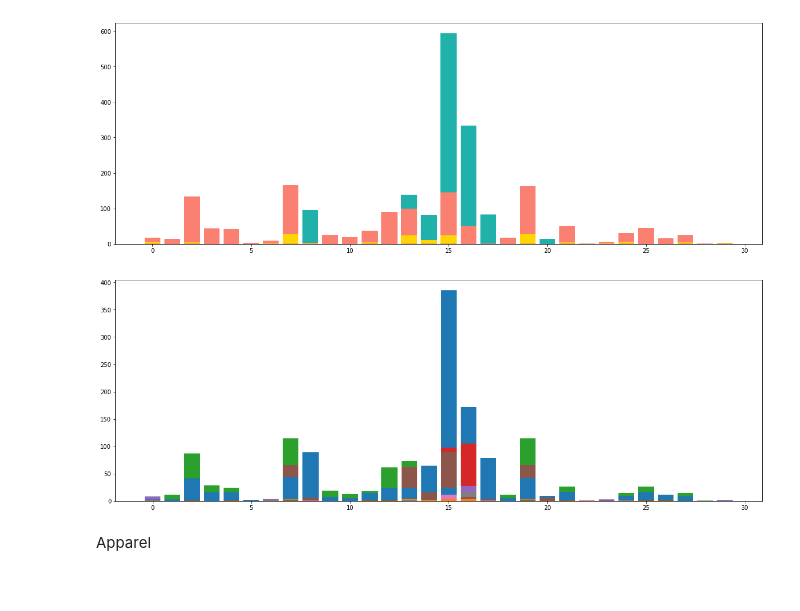
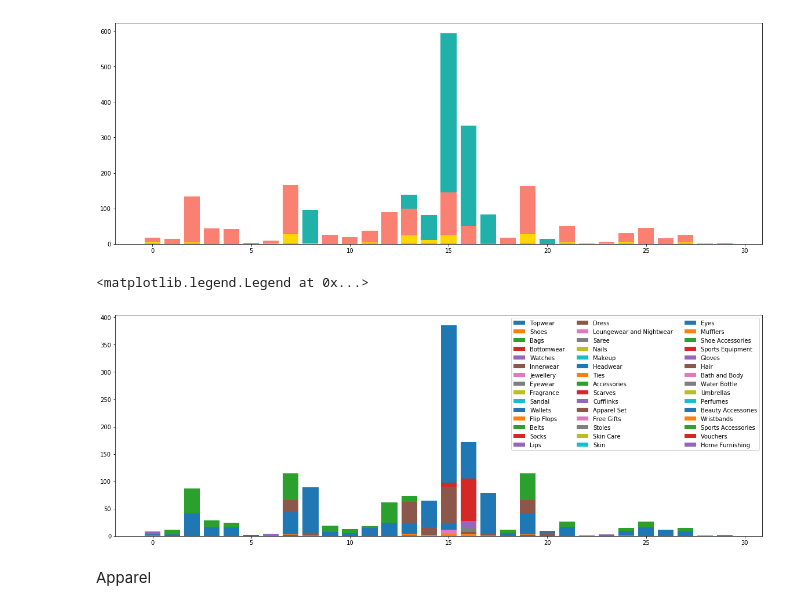
Before and after one commit to kellystroh/Clothing-Classification, a Jupyter notebook: Dendrogram.ipynb, the cells around one changed output. Drawn from its saved outputs; the diff is of its cells as text; code cells hidden in the pictures.

```diff
--- a/Dendrogram.ipynb
+++ b/Dendrogram.ipynb
@@ -364,9 +364,11 @@ subCat = ['Topwear', 'Shoes', 'Bags', 'Bottomwear', 'Watches', 'Innerwear',
 # %%
 fig, ax = plt.subplots(figsize=(20,7))
 for i in range(len(subCat)):
-    ax.bar(np.arange(num_g), make_category_count_list(subCat[i]))
+    ax.bar(np.arange(num_g), make_category_count_list(subCat[i]), label = subCat[i])
+plt.legend(ncol=3)
 # %% [output]
+<matplotlib.legend.Legend at 0x...>
-[figure, old version]
+[figure, new version]
 # %%
 subCat_app = ['Apparel Set', 'Bottomwear', 'Dress', 'Innerwear',
        'Loungewear and Nightwear', 'Saree', 'Socks', 'Topwear']
```
Also changed, not shown: parts of 4 cells of this notebook, 8 other files.
